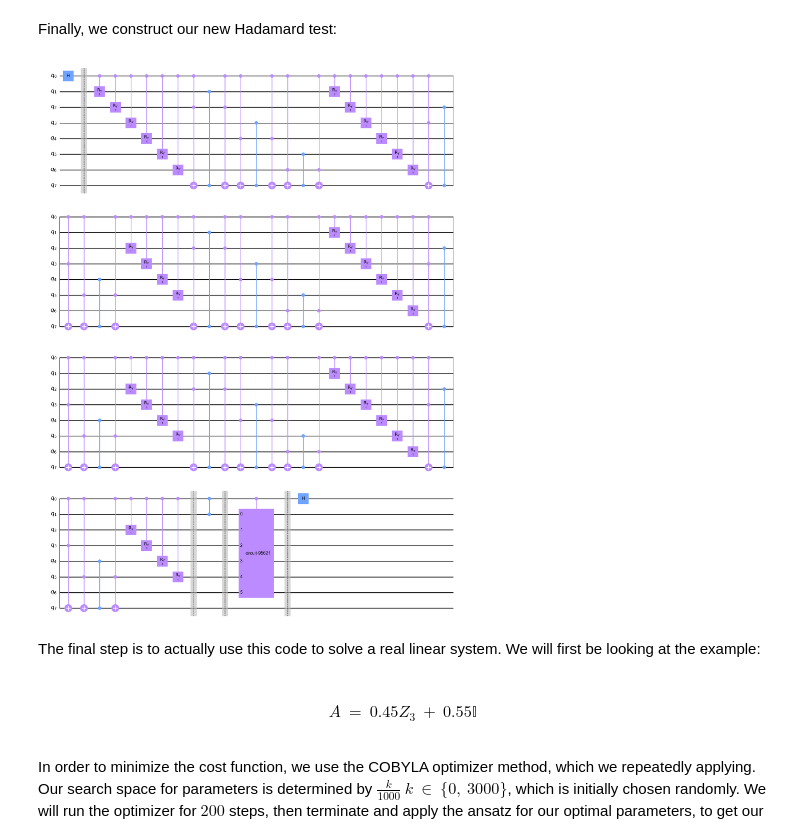
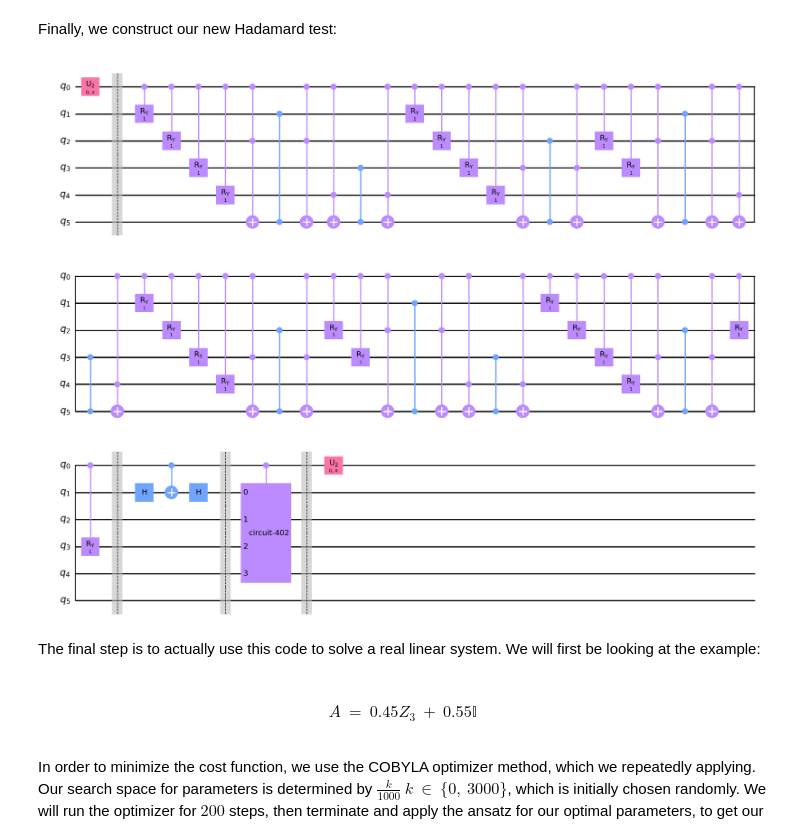
Before and after one commit to cezaris13/CourseWork, a Jupyter notebook: VQLS-QSVM-Implementation/CodeExamples/VQLS.ipynb, the cells around one changed output. Cells and saved outputs as stored; diff of their text form; code cells hidden in the pictures.

```diff
--- a/VQLS-QSVM-Implementation/CodeExamples/VQLS.ipynb
+++ b/VQLS-QSVM-Implementation/CodeExamples/VQLS.ipynb
@@ -15,7 +15,8 @@ from Code.VQLS.LabelVector import labelVectorCircuit,controlledLabelVectorCircui
 from Code.VQLS.Minimization import minimization, getApproximationValue, plotCost
 from Code.Utils import createMatrixFromParameters, generateParams, appendMatrices
 # %%
-qubits = 10 # 3
+qubits = 3 # 3
+iterations = 2000
 layers = 3
 shots: int = 10000
 # %% [markdown]
@@ -328,20 +334,29 @@ Finally, we construct our new Hadamard test:
 # %%
 matrices = ["ZII"]
 matrices = appendMatrices(matrices, qubits)
 matrix: np.ndarray = createMatrixFromParameters([1], matrices)
 circ: QuantumCircuit = QuantumCircuit(qubits+2)
 paulis, _ = getLCU(matrix)
 params = generateParams(qubits, layers=layers)
+
+labelVectorCircuit = QuantumCircuit(qubits + 1)
+controlledLabelVectorCircuit(labelVectorCircuit, 0, qubits, [1 for _ in range(2**qubits)])
+
+controlledFixedAnsatzCircuit = QuantumCircuit(qubits + 2)
+controlledFixedAnsatz(
+    controlledFixedAnsatzCircuit, qubits, params
+)
+
 specialHadamardTest(
     circ,
     paulis,
-    qubits,
-    params,
-    [1 for _ in range(2**qubits)]
+    controlledFixedAnsatzCircuit,
+    labelVectorCircuit
 )
 circ.draw(output="mpl", style="clifford")
+circ.decompose().draw(output="mpl", style="clifford")
 # %% [output]
-[figure, old version]
+[figure, new version]
 # %% [markdown]
 The final step is to actually use this code to solve a real linear system. We will first be looking at the example:
 
```
Also changed, not shown: parts of 10 cells of this notebook, 6 other files.
